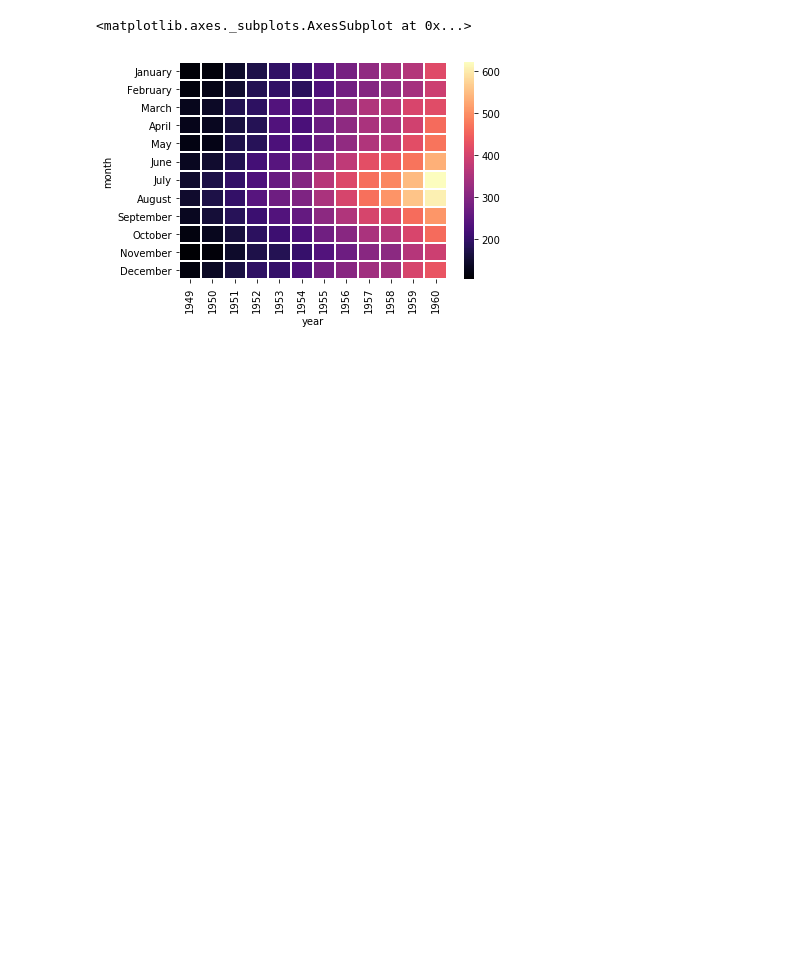
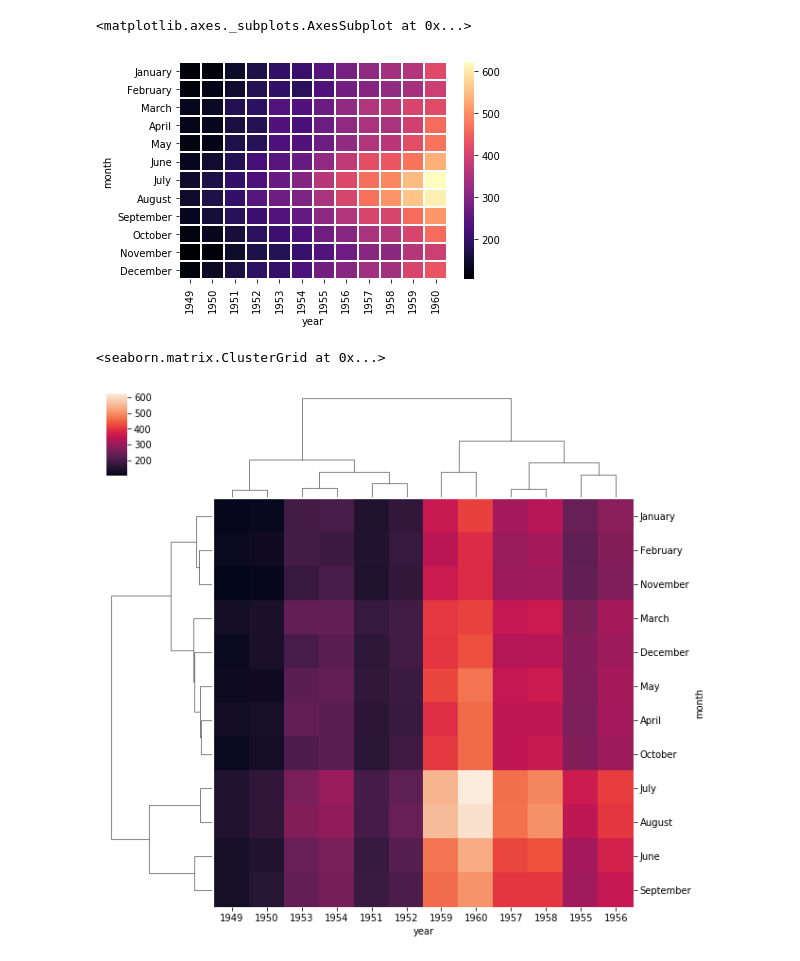
Before and after one commit to codingblondie/udemypython, a Jupyter notebook: files/Seaborn_beg.ipynb, the cells around one changed output. Saved outputs shown, nothing was run; the diff lists cells and outputs as text; code cells hidden in the pictures; blank space fills up the shorter version.

Commit message:
matrix plots with seaborn finished

```diff
--- a/files/Seaborn_beg.ipynb
+++ b/files/Seaborn_beg.ipynb
@@ -190,3 +190,8 @@ sb.heatmap(pvflights,cmap='magma',linecolor='white',linewidths=1)
 # %% [output]
 <matplotlib.axes._subplots.AxesSubplot at 0x...>
 [figure]
+# %%
+sb.clustermap(pvflights)
+# %% [output]
+<seaborn.matrix.ClusterGrid at 0x...>
+[figure, added]
```
Also changed, not shown: parts of 6 cells of this notebook.
